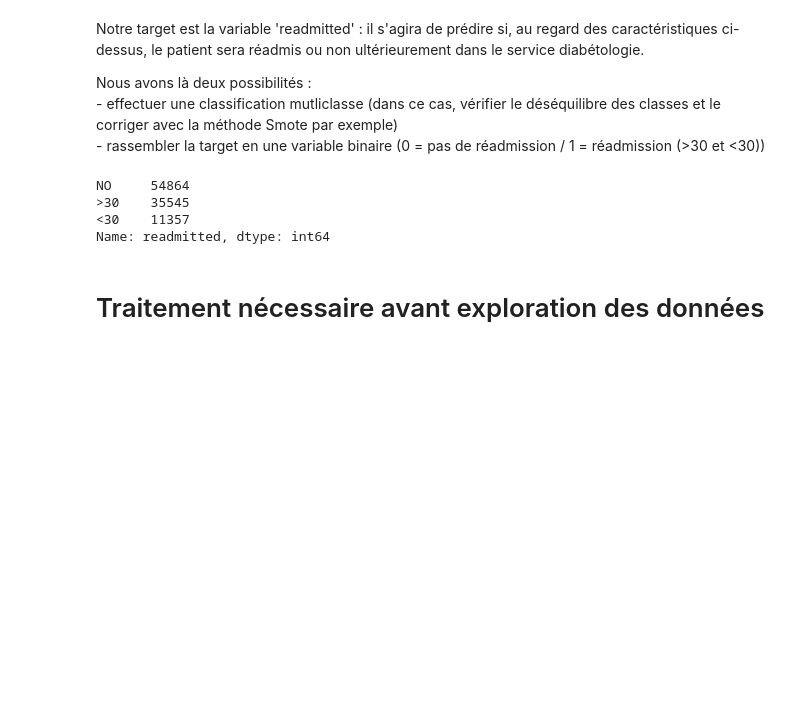
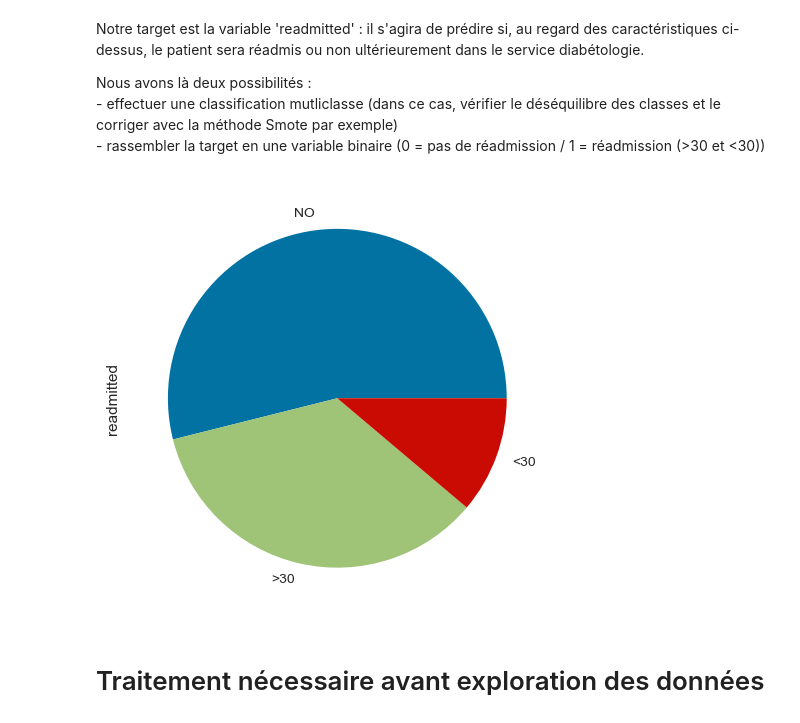
Before and after one commit to Gwendelina/130US_diabete, a Jupyter notebook: 130US_diabete.ipynb, the cells around one changed output. Saved outputs shown, nothing was run; the diff lists cells and outputs as text; code cells hidden in the pictures; blank space fills up the shorter version.

```diff
--- a/130US_diabete.ipynb
+++ b/130US_diabete.ipynb
@@ -244,12 +244,10 @@ Nous avons là deux possibilités :
     - effectuer une classification mutliclasse (dans ce cas, vérifier le déséquilibre des classes et le corriger avec la méthode Smote par exemple)
     - rassembler la target en une variable binaire (0 = pas de réadmission / 1 = réadmission (>30 et <30))
 # %%
-data.readmitted.value_counts()
+data.readmitted.value_counts().plot.pie()
+plt.show()
 # %% [output]
-NO     54864
->30    35545
-<30    11357
-Name: readmitted, dtype: int64
+[figure, added]
 # %% [markdown]
 # Traitement nécessaire avant exploration des données
 # %% [markdown]
```
Also changed, not shown: parts of 11 cells of this notebook.
